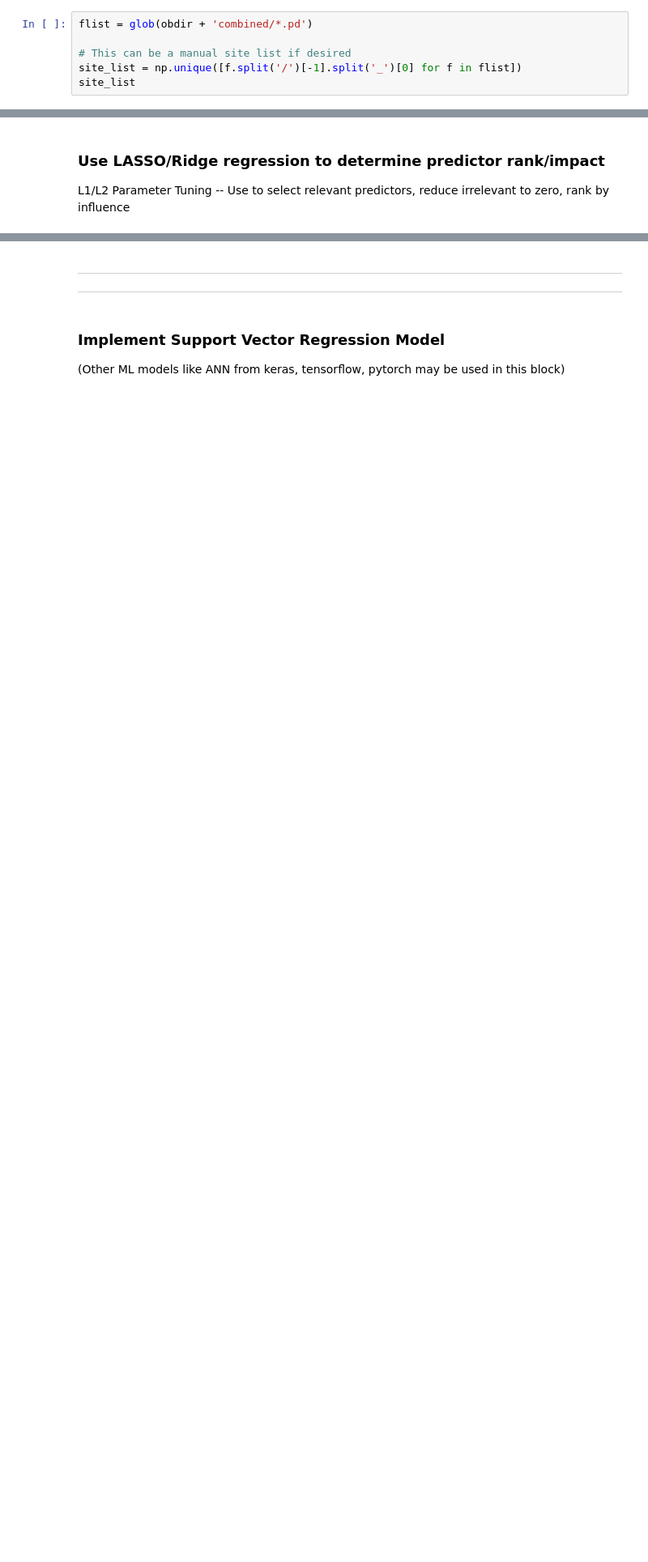
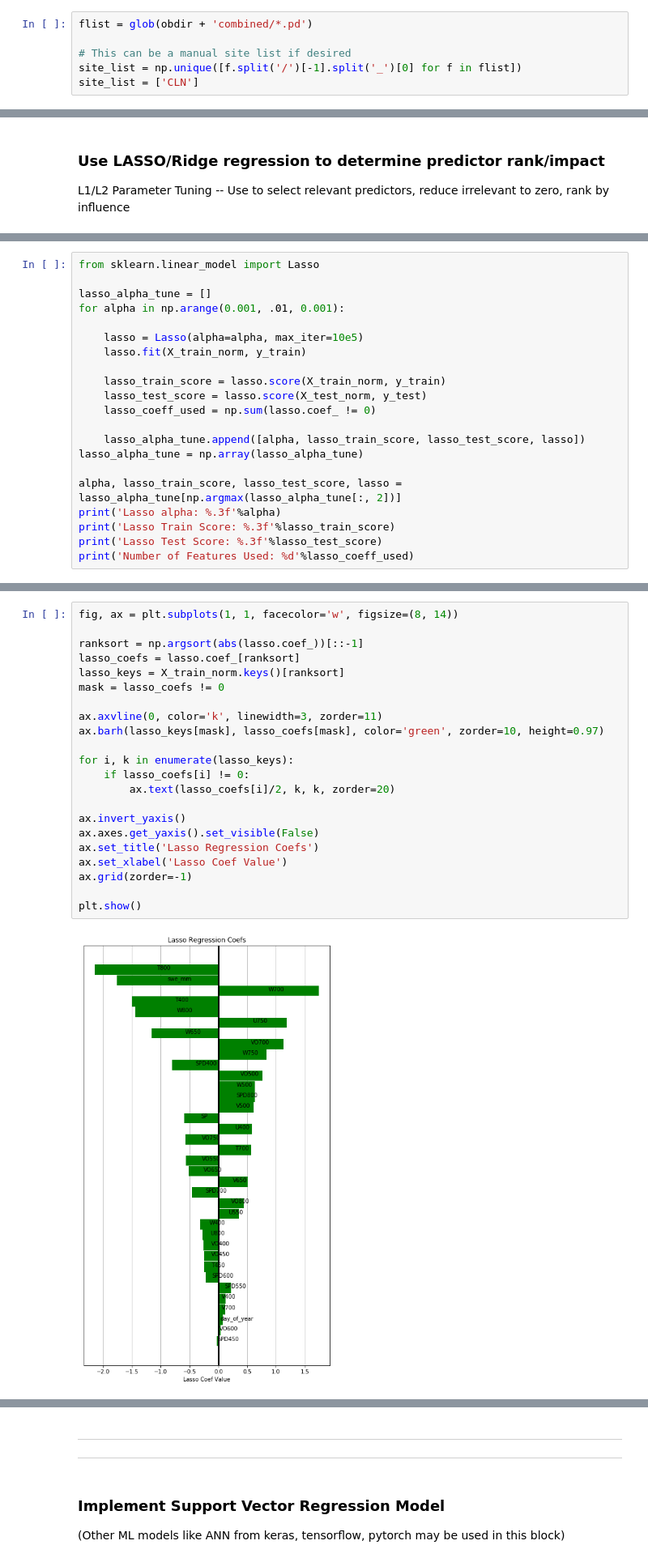
Before and after one commit to m-wessler/snow-liquid-ratio, a Jupyter notebook: core/train_SVR.ipynb, the cells around one changed output, grey strips where cells are left out. Shown at 81% size. Saved outputs shown, nothing was run; the diff lists cells and outputs as text; blank space fills up the shorter version.

```diff
--- a/core/train_SVR.ipynb
+++ b/core/train_SVR.ipynb
@@ -13,7 +17,7 @@ flist = glob(obdir + 'combined/*.pd')
 
 # This can be a manual site list if desired
 site_list = np.unique([f.split('/')[-1].split('_')[0] for f in flist])
-site_list
+site_list = ['CLN']
 # %% [markdown]
 ### For each site, choose which files to use
 For now, we will only use one set of observations from each site so samples remain independent<br>
@@ -86,0 +308,21 @@ L1/L2 Parameter Tuning -- Use to select relevant predictors, reduce irrelevant t
+# %%
+from sklearn.linear_model import Lasso
+
+lasso_alpha_tune = []
+for alpha in np.arange(0.001, .01, 0.001):
+
+    lasso = Lasso(alpha=alpha, max_iter=10e5)
+    lasso.fit(X_train_norm, y_train)
+
+    lasso_train_score = lasso.score(X_train_norm, y_train)
+    lasso_test_score = lasso.score(X_test_norm, y_test)
+    lasso_coeff_used = np.sum(lasso.coef_ != 0)
+
+    lasso_alpha_tune.append([alpha, lasso_train_score, lasso_test_score, lasso])
+lasso_alpha_tune = np.array(lasso_alpha_tune)
+
+alpha, lasso_train_score, lasso_test_score, lasso = lasso_alpha_tune[np.argmax(lasso_alpha_tune[:, 2])]
+print('Lasso alpha: %.3f'%alpha)
+print('Lasso Train Score: %.3f'%lasso_train_score)
+print('Lasso Test Score: %.3f'%lasso_test_score)
+print('Number of Features Used: %d'%lasso_coeff_used)
@@ -86,0 +334,24 @@ L1/L2 Parameter Tuning -- Use to select relevant predictors, reduce irrelevant t
+# %%
+fig, ax = plt.subplots(1, 1, facecolor='w', figsize=(8, 14))
+
+ranksort = np.argsort(abs(lasso.coef_))[::-1]
+lasso_coefs = lasso.coef_[ranksort]
+lasso_keys = X_train_norm.keys()[ranksort]
+mask = lasso_coefs != 0
+
+ax.axvline(0, color='k', linewidth=3, zorder=11)
+ax.barh(lasso_keys[mask], lasso_coefs[mask], color='green', zorder=10, height=0.97)
+
+for i, k in enumerate(lasso_keys):
+    if lasso_coefs[i] != 0:
+        ax.text(lasso_coefs[i]/2, k, k, zorder=20)
+
+ax.invert_yaxis()
+ax.axes.get_yaxis().set_visible(False)
+ax.set_title('Lasso Regression Coefs')
+ax.set_xlabel('Lasso Coef Value')
+ax.grid(zorder=-1)
+
+plt.show()
+# %% [output]
+[figure, added]
```
Also changed, not shown: parts of 22 cells of this notebook.
